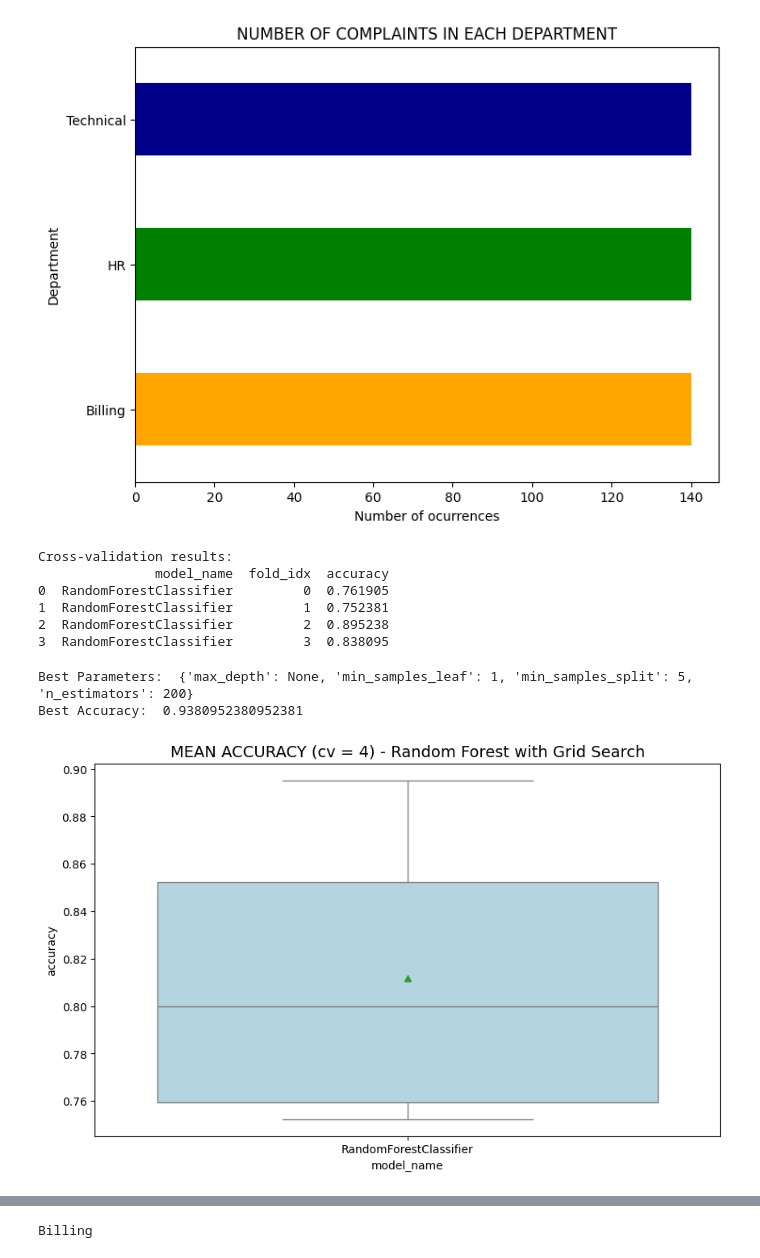
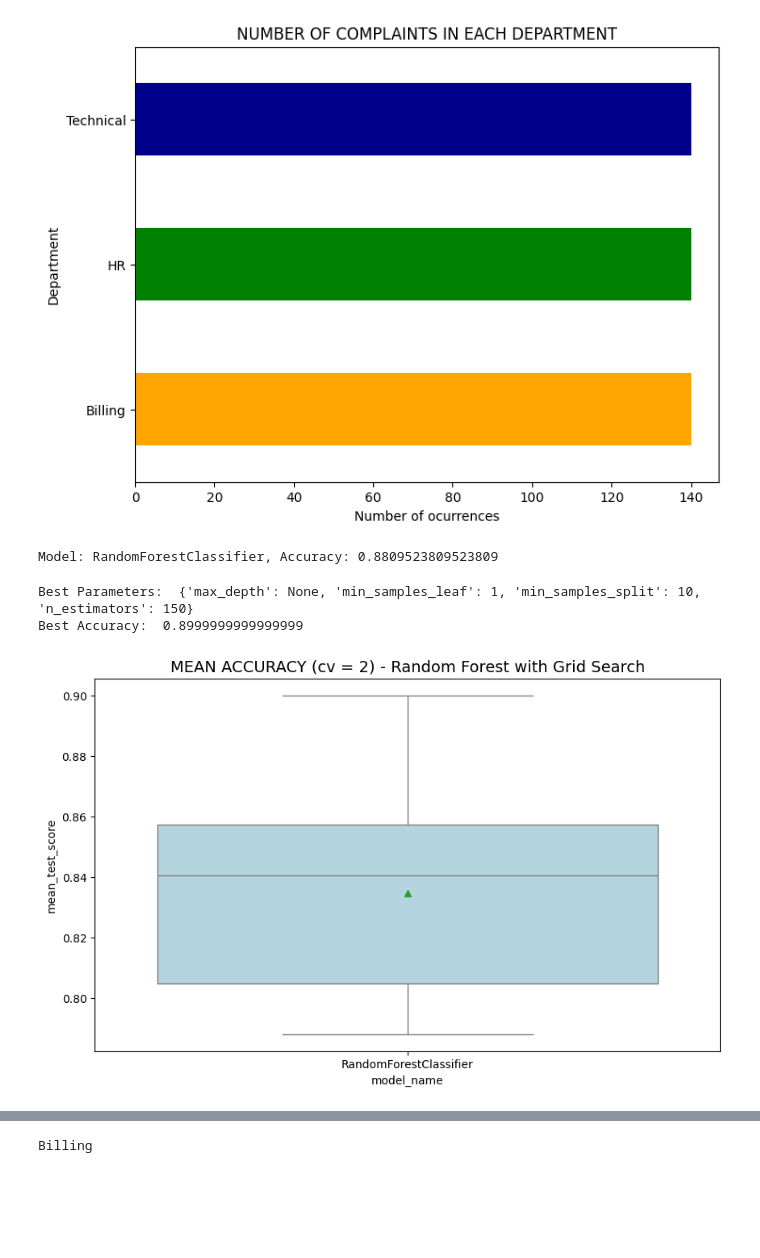
Before and after one commit to SewminaFernando/AggroDetect, a Jupyter notebook: RandomForest.ipynb, the cells around one changed output, grey strips where cells are left out. Saved outputs shown, nothing was run; the diff lists cells and outputs as text; code cells hidden in the pictures; blank space fills up the shorter version.

Commit message:
Trained RF Model

```diff
--- a/RandomForest.ipynb
+++ b/RandomForest.ipynb
@@ -65,57 +73,48 @@ labels = df2['department_id']
 # TF-IDF vectorization
 tfidf = TfidfVectorizer(sublinear_tf=True, min_df=5, ngram_range=(1, 2), stop_words='english')
 features_tfidf = tfidf.fit_transform(features).toarray()
-# %%
-# Model selection and cross-validation
-models = [RandomForestClassifier(n_estimators=100, max_depth=5, random_state=0)]
-CV = 4
-cv_df = pd.DataFrame(index=range(CV * len(models)))
-entries = []
-
-for model in models:
-    model_name = model.__class__.__name__
-    accuracies = cross_val_score(model, features_tfidf, labels, scoring='accuracy', cv=CV)
-
-    for fold_idx, accuracy in enumerate(accuracies):
-        entries.append((model_name, fold_idx, accuracy))
-
-cv_df = pd.DataFrame(entries, columns=['model_name', 'fold_idx', 'accuracy'])
-
-# Display cross-validation results
-print("Cross-validation results:")
-print(cv_df)
-# %% [output]
-Cross-validation results:
-               model_name  fold_idx  accuracy
-0  RandomForestClassifier         0  0.761905
-1  RandomForestClassifier         1  0.752381
-2  RandomForestClassifier         2  0.895238
-3  RandomForestClassifier         3  0.838095
+# %%
+# Model selection without cross-validation
+model = RandomForestClassifier(n_estimators=100, max_depth=5, random_state=0)
+
+# Fit the model directly on the entire dataset
+model.fit(features_tfidf, labels)
+
+# Calculate accuracy on the entire dataset (you might want to use a separate test set)
+accuracy = model.score(features_tfidf, labels)
+
+# Display result without cross-validation
+print(f"Model: {model.__class__.__name__}, Accuracy: {accuracy}")
+# %% [output]
+Model: RandomForestClassifier, Accuracy: 0.8809523809523809
 # %%
 # Grid Search
-rf_model = RandomForestClassifier()
 param_grid = {
-    'n_estimators': [50, 100, 200],
+    'n_estimators': [50, 100, 150],
     'max_depth': [None, 10, 20],
     'min_samples_split': [2, 5, 10],
     'min_samples_leaf': [1, 2, 4],
 }
-grid_search = GridSearchCV(estimator=rf_model, param_grid=param_grid, scoring='accuracy', cv=4)
+grid_search = GridSearchCV(estimator=model, param_grid=param_grid, scoring='accuracy', cv=2)
 grid_search.fit(features_tfidf, labels)
 
 # Display best parameters and accuracy from grid search
 print("Best Parameters: ", grid_search.best_params_)
 print("Best Accuracy: ", grid_search.best_score_)
 # %% [output]
-Best Parameters:  {'max_depth': None, 'min_samples_leaf': 1, 'min_samples_split': 5, 'n_estimators': 200}
-Best Accuracy:  0.9380952380952381
+Best Parameters:  {'max_depth': None, 'min_samples_leaf': 1, 'min_samples_split': 10, 'n_estimators': 150}
+Best Accuracy:  0.8999999999999999
 # %%
 # Plotting
+cv_results = grid_search.cv_results_
+model_name = model.__class__.__name__
+cv_results['model_name'] = model_name
+
 plt.figure(figsize=(10, 6))
-sns.boxplot(x='model_name', y='accuracy', data=cv_df, color='lightblue', showmeans=True)
-plt.title("MEAN ACCURACY (cv = 4) - Random Forest with Grid Search", size=14)
+sns.boxplot(x='model_name', y='mean_test_score', data=cv_results, color='lightblue', showmeans=True)
+plt.title("MEAN ACCURACY (cv = 2) - Random Forest with Grid Search", size=14)
 plt.show()
 # %% [output]
-[figure, old version]
+[figure, new version]
 # %%
 # Train the best model on the entire dataset
```
Also changed, not shown: parts of 3 cells of this notebook.
